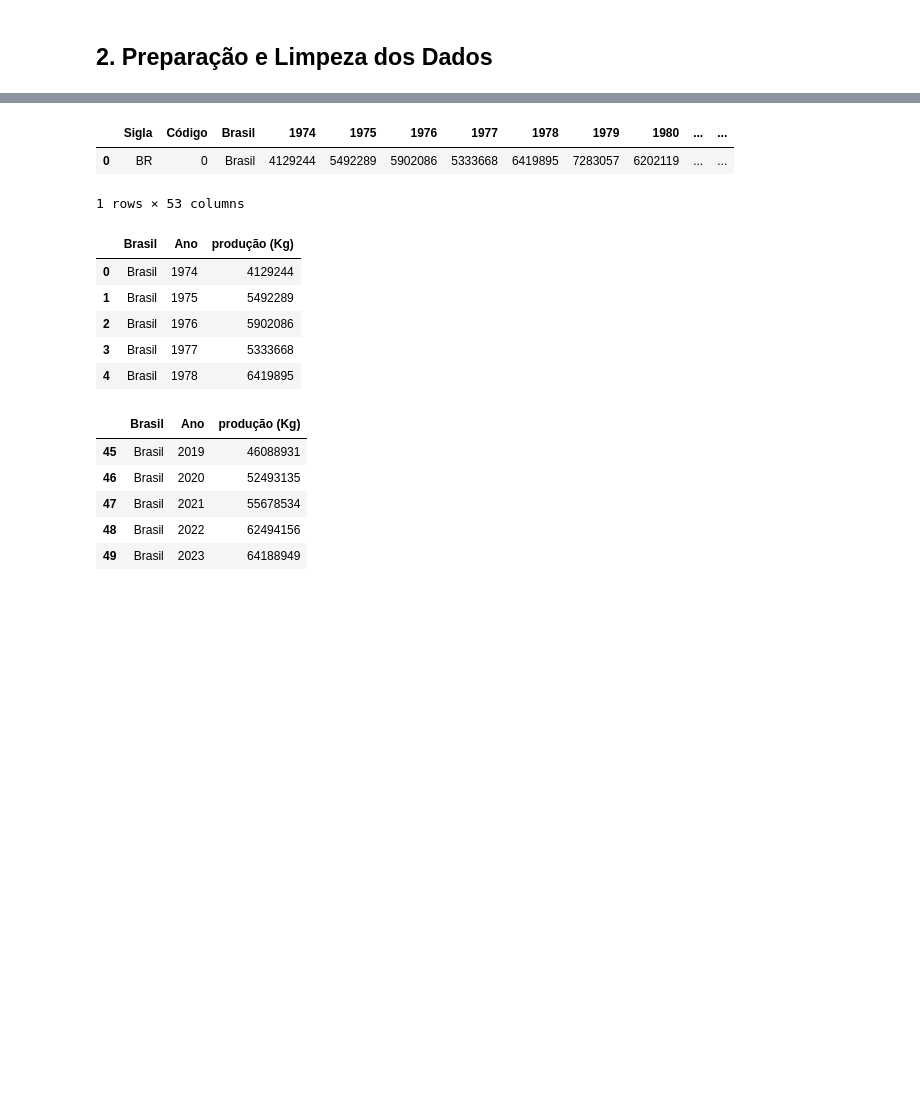
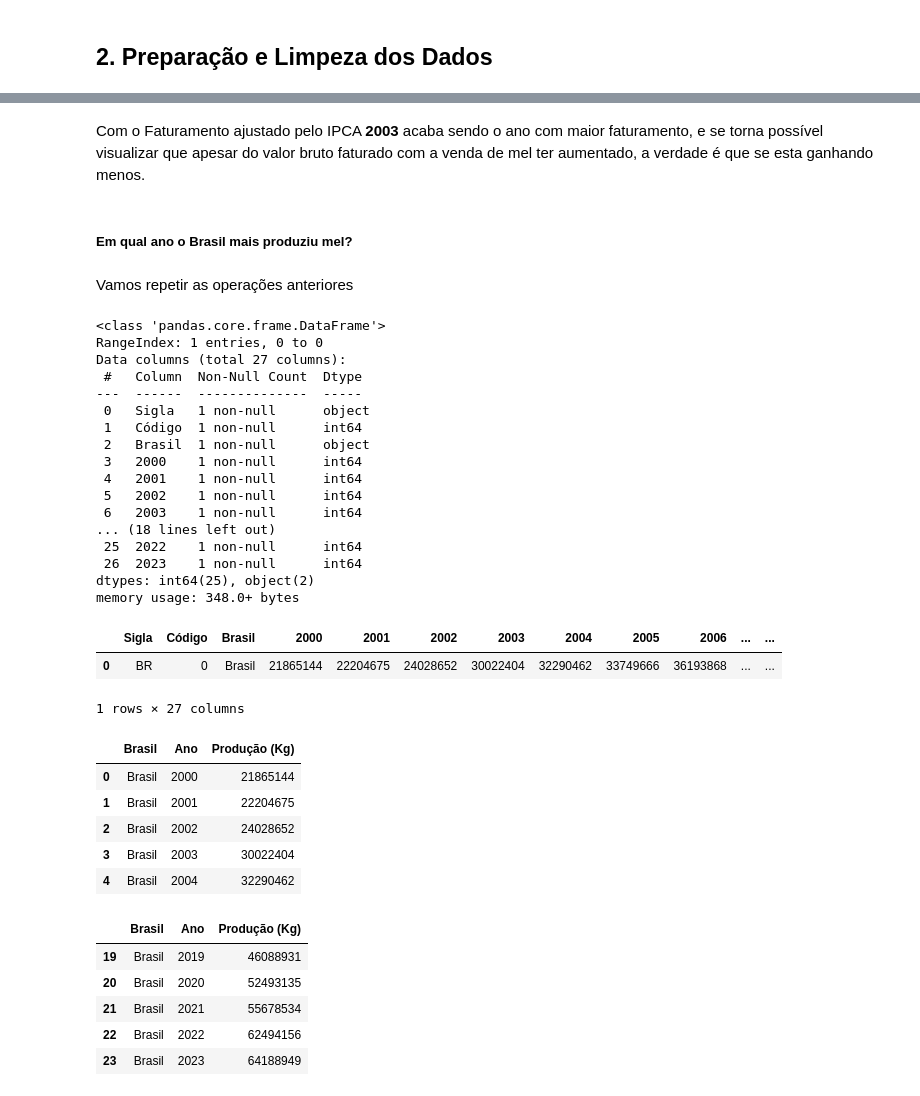
Before and after one commit to Gabriel-J-code/ad-projeto-bees-caatinga, a Jupyter notebook: relatorio.ipynb, the cells around one changed output, grey strips where cells are left out. Drawn from its saved outputs; the diff is of its cells as text; code cells hidden in the pictures; blank space fills up the shorter version.

```diff
--- a/relatorio.ipynb
+++ b/relatorio.ipynb
@@ -60,23 +252,47 @@ show_head_tail(melted_faturamento_br)
+# %% [markdown]
+Com o Faturamento ajustado pelo IPCA **2003** acaba sendo o ano com maior faturamento, e se torna possível visualizar que apesar do valor bruto faturado com a venda de mel ter aumentado, a verdade é que se esta ganhando menos.
+# %% [markdown]
+##### Em qual ano o Brasil mais produziu mel?
+# %% [markdown]
+Vamos repetir as operações anteriores
 # %%
-producao_br = pd.read_csv('data/producao mel/Producao Kg - Mel de Abelha - Brasil - 1974 2023.csv')
-producao_br
+producao_br = pd.read_csv('data/producao mel/Producao Kg - Mel de Abelha - Brasil - 2000 2023.csv')
+producao_br.info()
+display(producao_br)
 # %% [output]
+<class 'pandas.core.frame.DataFrame'>
+RangeIndex: 1 entries, 0 to 0
+Data columns (total 27 columns):
+ #   Column  Non-Null Count  Dtype
+---  ------  --------------  -----
+ 0   Sigla   1 non-null      object
+ 1   Código  1 non-null      int64
+ 2   Brasil  1 non-null      object
+ 3   2000    1 non-null      int64
+ 4   2001    1 non-null      int64
+ 5   2002    1 non-null      int64
+ 6   2003    1 non-null      int64
+... (18 lines left out)
+ 25  2022    1 non-null      int64
+ 26  2023    1 non-null      int64
+dtypes: int64(25), object(2)
+memory usage: 348.0+ bytes
-|  | Sigla | Código | Brasil | 1974 | 1975 | 1976 | 1977 | 1978 | 1979 | 1980 | ... | ... |
-| 0 | BR | 0 | Brasil | 4129244 | 5492289 | 5902086 | 5333668 | 6419895 | 7283057 | 6202119 | ... | ... |
+|  | Sigla | Código | Brasil | 2000 | 2001 | 2002 | 2003 | 2004 | 2005 | 2006 | ... | ... |
+| 0 | BR | 0 | Brasil | 21865144 | 22204675 | 24028652 | 30022404 | 32290462 | 33749666 | 36193868 | ... | ... |
-1 rows × 53 columns
+1 rows × 27 columns
 # %%
-melted_producao_br = pd.melt(producao_br.drop(columns=['Sigla', 'Código']), id_vars=['Brasil'], var_name='Ano', value_name='produção (Kg)')
+melted_producao_br = pd.melt(producao_br.drop(columns=['Sigla', 'Código']), id_vars=['Brasil'], var_name='Ano', value_name='Produção (Kg)')
 show_head_tail(melted_producao_br)
 # %% [output]
-|  | Brasil | Ano | produção (Kg) |
-| 0 | Brasil | 1974 | 4129244 |
-| 1 | Brasil | 1975 | 5492289 |
-| 2 | Brasil | 1976 | 5902086 |
-| 3 | Brasil | 1977 | 5333668 |
-| 4 | Brasil | 1978 | 6419895 |
+|  | Brasil | Ano | Produção (Kg) |
+| 0 | Brasil | 2000 | 21865144 |
+| 1 | Brasil | 2001 | 22204675 |
+| 2 | Brasil | 2002 | 24028652 |
+| 3 | Brasil | 2003 | 30022404 |
+| 4 | Brasil | 2004 | 32290462 |
-|  | Brasil | Ano | produção (Kg) |
-| 45 | Brasil | 2019 | 46088931 |
-| 46 | Brasil | 2020 | 52493135 |
-| 47 | Brasil | 2021 | 55678534 |
-| 48 | Brasil | 2022 | 62494156 |
-| 49 | Brasil | 2023 | 64188949 |
+|  | Brasil | Ano | Produção (Kg) |
+| 19 | Brasil | 2019 | 46088931 |
+| 20 | Brasil | 2020 | 52493135 |
+| 21 | Brasil | 2021 | 55678534 |
+| 22 | Brasil | 2022 | 62494156 |
+| 23 | Brasil | 2023 | 64188949 |
```
Also changed, not shown: parts of 38 cells of this notebook, 1 other file.
